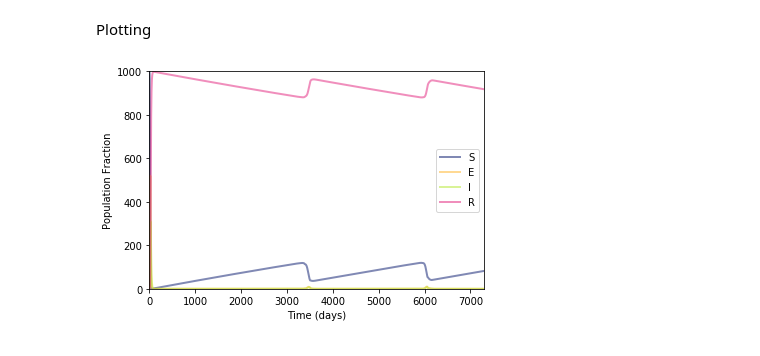
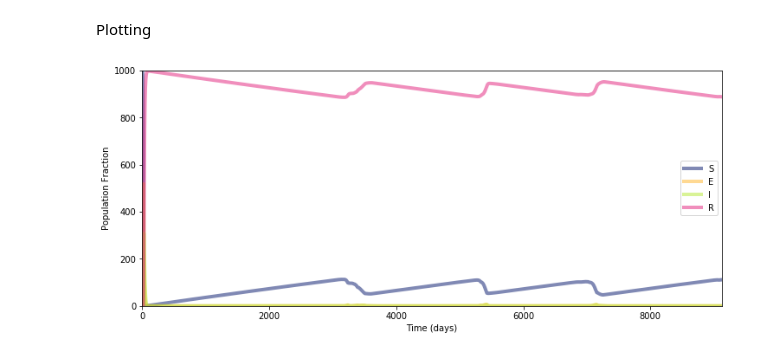
Before and after one commit to Chipdelmal/epiModellingClass, a Jupyter notebook: Practical02/Measles.ipynb, the cells around one changed output. Saved outputs shown, nothing was run; the diff lists cells and outputs as text; code cells hidden in the pictures.

```diff
--- a/Practical02/Measles.ipynb
+++ b/Practical02/Measles.ipynb
@@ -4,9 +4,12 @@
 Importing libraries: [numpy](https://numpy.org/), [scipy](https://www.scipy.org/), [matplotlib](https://matplotlib.org/)
 # %%
 import aux
+import warnings
 import numpy as np
 import matplotlib.pyplot as plt
 from scipy.integrate import odeint
+warnings.filterwarnings("ignore",category=DeprecationWarning)
+plt.rcParams['figure.figsize'] = [12, 5]
 # %% [markdown]
 Model's equations:
 
@@ -65,7 +68,7 @@ Defining initial parameters for the model and simulation:
 * **lP**: Latent period
 * **iP**: Infectious period
 # %%
-(N, tmax) = (1000, 365 * 20)
+(N, tmax) = (1000, 365 * 25)
 (R0, lP, iP, lE) = (3.25, 8, 7, 70)
 (iInit, eInit, rInit) = (1, 0, 0)
 # %% [markdown]
@@ -74,7 +77,7 @@ Calculating internal variables and running the system:
 (f, r, m) = (1/lP, 1/iP, 1/(lE * 365))
 sInit = N - (eInit + iInit + rInit)
 y0 = (sInit, iInit, eInit, rInit)
-t = np.linspace(0, tmax, tmax * 1.5)
+t = np.linspace(0, tmax, tmax)
 ret = odeint(dSEIR_Open, y0, t, args=(N, R0, f, r, m))
 S, E, I, R = ret.T
 # %% [markdown]
@@ -82,10 +85,11 @@ Plotting
 # %%
 # Defining triplets: (series, color, label)
 triplets = (
     (S, '#02146b', 'S'), (E, '#ffb428', 'E'),
     (I, '#b4e830', 'I'), (R, '#e21e7b', 'R')
 )
 # Plotting
-(fig, ax) = aux.plotEpiDynamicsPop(triplets, t, tmax, N)
+(fig, ax) = aux.plotEpiDynamicsPop(triplets, t, tmax, N, lw=4)
+plt.savefig('./img/Measles.png', dpi=500, pad_inches=.01, bbox_inches='tight')
 # %% [output]
-[figure, old version]
+[figure, new version]
```
Also changed, not shown: parts of 1 cell of this notebook, 7 other files.
